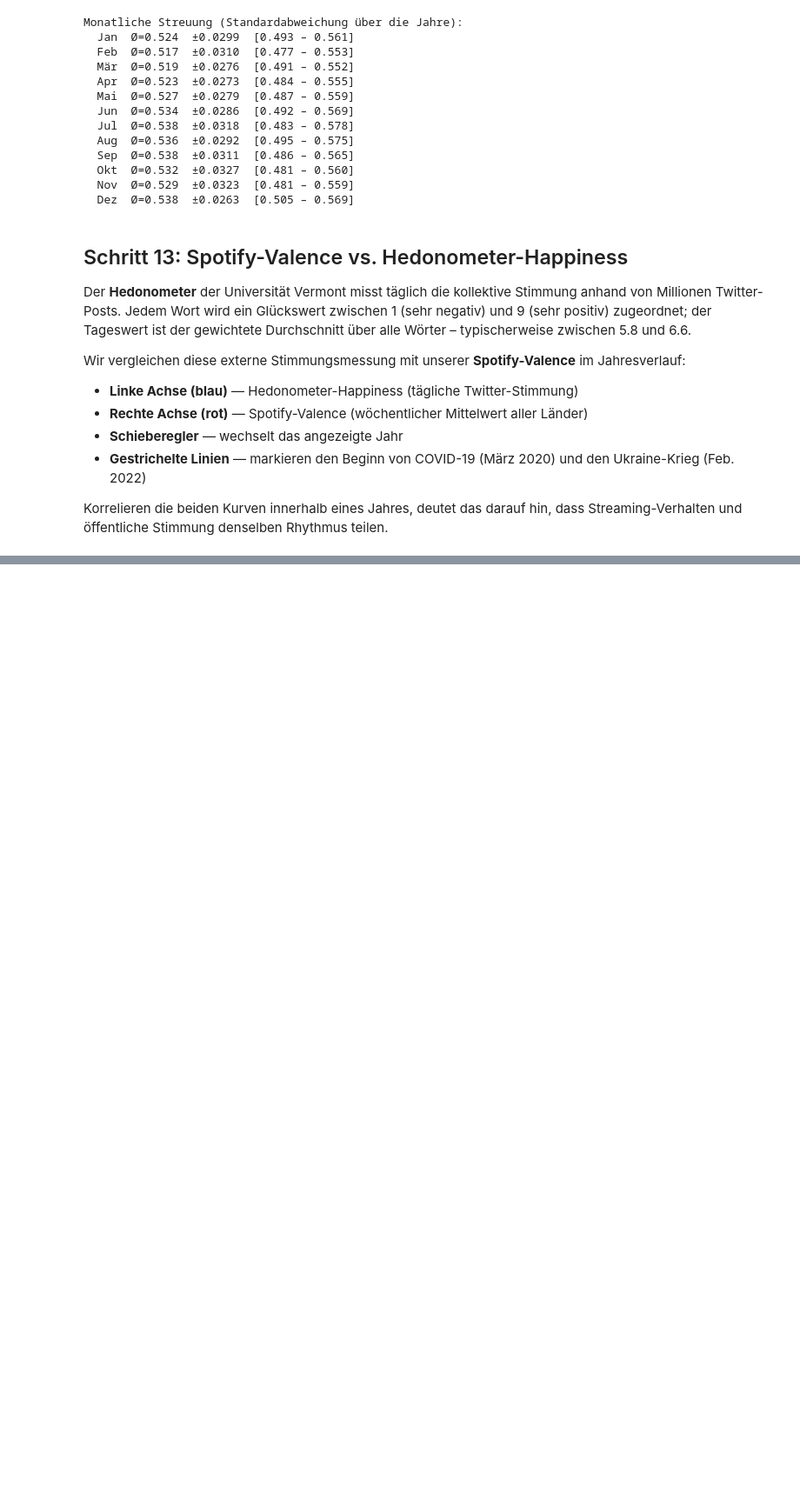
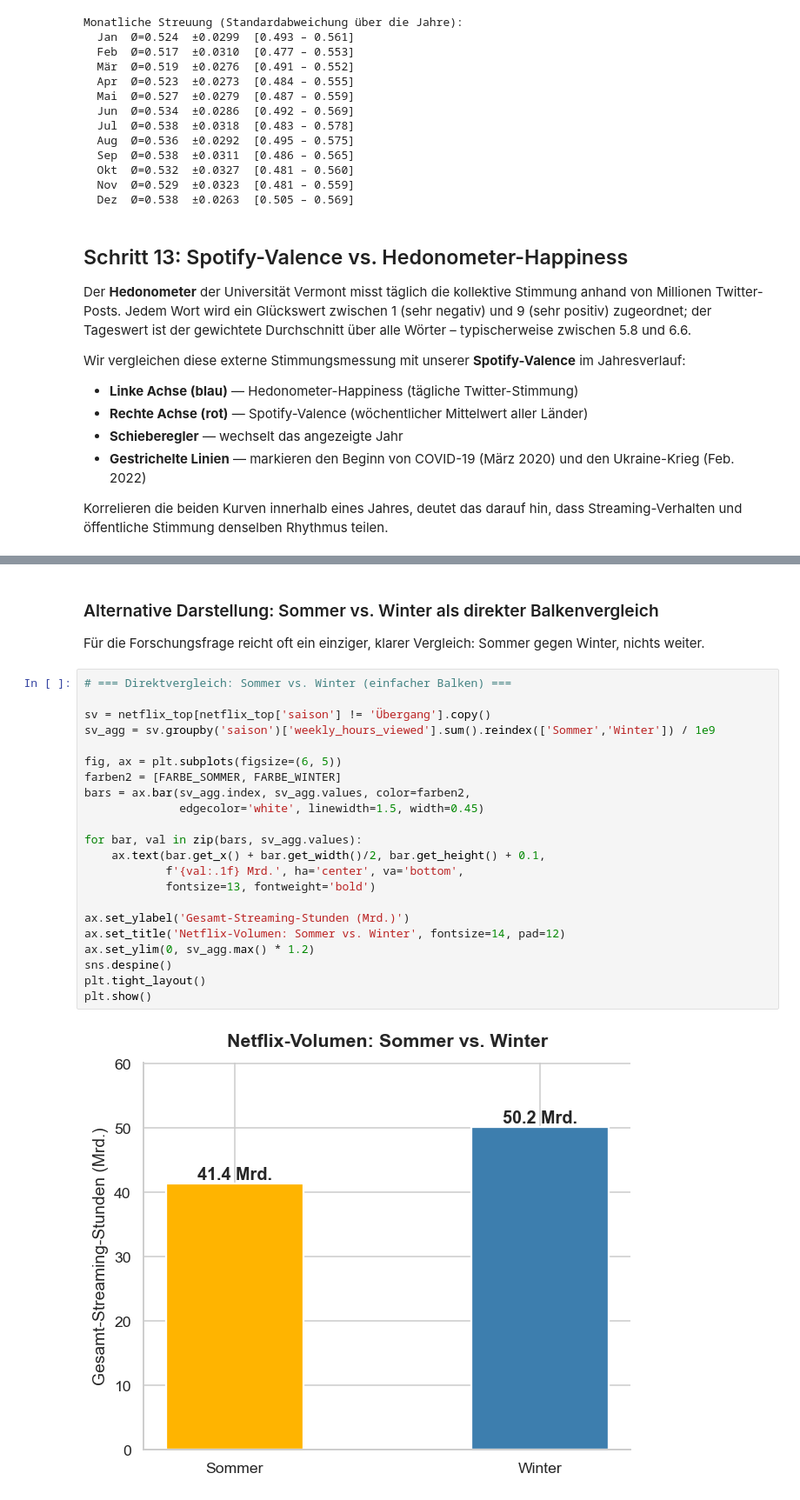
Before and after one commit to Jonas47833/Data-Visualisation, a Jupyter notebook: Notebook/Streaming_Stimmungs_Analyse.ipynb, the cells around one changed output, grey strips where cells are left out. Shown at 87% size. Saved outputs shown, nothing was run; the diff lists cells and outputs as text; blank space fills up the shorter version.

```diff
--- a/Notebook/Streaming_Stimmungs_Analyse.ipynb
+++ b/Notebook/Streaming_Stimmungs_Analyse.ipynb
@@ -1120,0 +1178,28 @@ Pearson-Korrelation Spotify-Valence ↔ Hedonometer (2016–2022):
+# %% [markdown]
+### Alternative Darstellung: Sommer vs. Winter als direkter Balkenvergleich
+
+Für die Forschungsfrage reicht oft ein einziger, klarer Vergleich: Sommer gegen Winter, nichts weiter.
+# %%
+# === Direktvergleich: Sommer vs. Winter (einfacher Balken) ===
+
+sv = netflix_top[netflix_top['saison'] != 'Übergang'].copy()
+sv_agg = sv.groupby('saison')['weekly_hours_viewed'].sum().reindex(['Sommer','Winter']) / 1e9
+
+fig, ax = plt.subplots(figsize=(6, 5))
+farben2 = [FARBE_SOMMER, FARBE_WINTER]
+bars = ax.bar(sv_agg.index, sv_agg.values, color=farben2,
+              edgecolor='white', linewidth=1.5, width=0.45)
+
+for bar, val in zip(bars, sv_agg.values):
+    ax.text(bar.get_x() + bar.get_width()/2, bar.get_height() + 0.1,
+            f'{val:.1f} Mrd.', ha='center', va='bottom',
+            fontsize=13, fontweight='bold')
+
+ax.set_ylabel('Gesamt-Streaming-Stunden (Mrd.)')
+ax.set_title('Netflix-Volumen: Sommer vs. Winter', fontsize=14, pad=12)
+ax.set_ylim(0, sv_agg.max() * 1.2)
+sns.despine()
+plt.tight_layout()
+plt.show()
+# %% [output]
+[figure, added]
```
Also changed, not shown: parts of 12 cells of this notebook.
